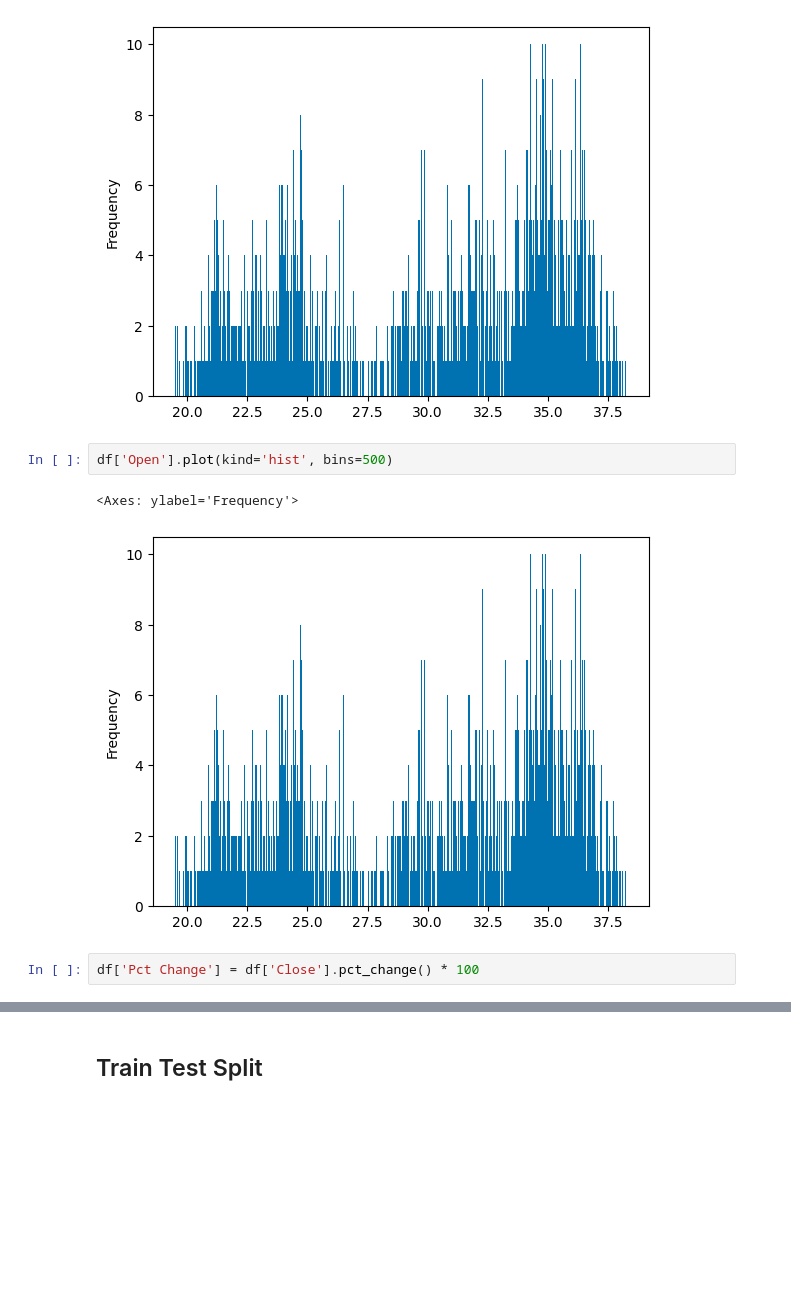
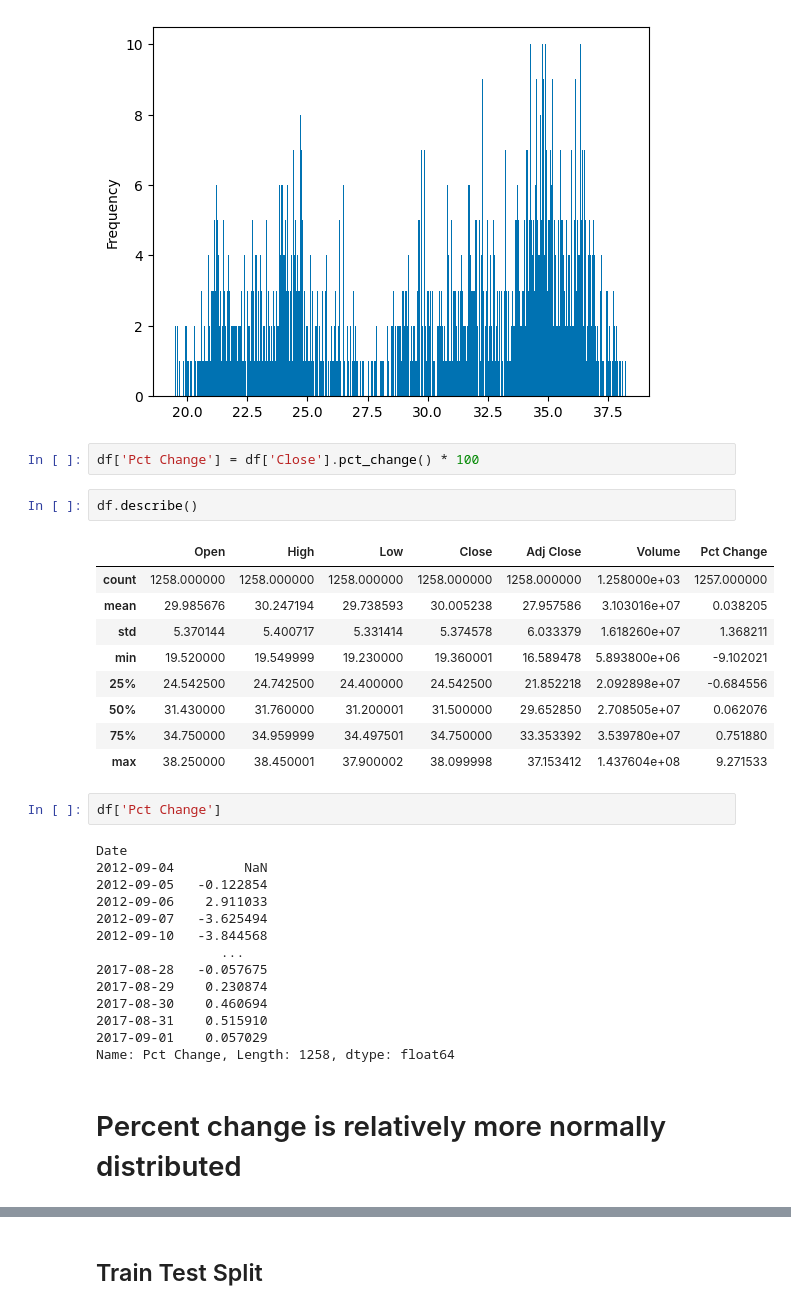
Before and after one commit to Clariya/Datathon-2024, a Jupyter notebook: example-TS-analysis.ipynb, the cells around one changed output, grey strips where cells are left out. Cells and saved outputs as stored; diff of their text form; blank space fills up the shorter version.

```diff
--- a/example-TS-analysis.ipynb
+++ b/example-TS-analysis.ipynb
@@ -84,11 +84,36 @@ df['Open'].plot(kind='hist', bins=500) # Opening prices are not normal
 # %% [output]
 <Axes: ylabel='Frequency'>
 [figure]
-# %%
-df['Open'].plot(kind='hist', bins=500)
-# %% [output]
-<Axes: ylabel='Frequency'>
-[figure, removed]
 # %%
 df['Pct Change'] = df['Close'].pct_change() * 100
+# %%
+df.describe()
+# %% [output]
+|  | Open | High | Low | Close | Adj Close | Volume | Pct Change |
+| count | 1258.000000 | 1258.000000 | 1258.000000 | 1258.000000 | 1258.000000 | 1.258000e+03 | 1257.000000 |
+| mean | 29.985676 | 30.247194 | 29.738593 | 30.005238 | 27.957586 | 3.103016e+07 | 0.038205 |
+| std | 5.370144 | 5.400717 | 5.331414 | 5.374578 | 6.033379 | 1.618260e+07 | 1.368211 |
+| min | 19.520000 | 19.549999 | 19.230000 | 19.360001 | 16.589478 | 5.893800e+06 | -9.102021 |
+| 25% | 24.542500 | 24.742500 | 24.400000 | 24.542500 | 21.852218 | 2.092898e+07 | -0.684556 |
+| 50% | 31.430000 | 31.760000 | 31.200001 | 31.500000 | 29.652850 | 2.708505e+07 | 0.062076 |
+| 75% | 34.750000 | 34.959999 | 34.497501 | 34.750000 | 33.353392 | 3.539780e+07 | 0.751880 |
+| max | 38.250000 | 38.450001 | 37.900002 | 38.099998 | 37.153412 | 1.437604e+08 | 9.271533 |
+# %%
+df['Pct Change']
+# %% [output]
+Date
+2012-09-04         NaN
+2012-09-05   -0.122854
+2012-09-06    2.911033
+2012-09-07   -3.625494
+2012-09-10   -3.844568
+                ...
+2017-08-28   -0.057675
+2017-08-29    0.230874
+2017-08-30    0.460694
+2017-08-31    0.515910
+2017-09-01    0.057029
+Name: Pct Change, Length: 1258, dtype: float64
+# %% [markdown]
+ # Percent change is relatively more normally distributed
 # %%
```
Also changed, not shown: parts of 5 cells of this notebook.
